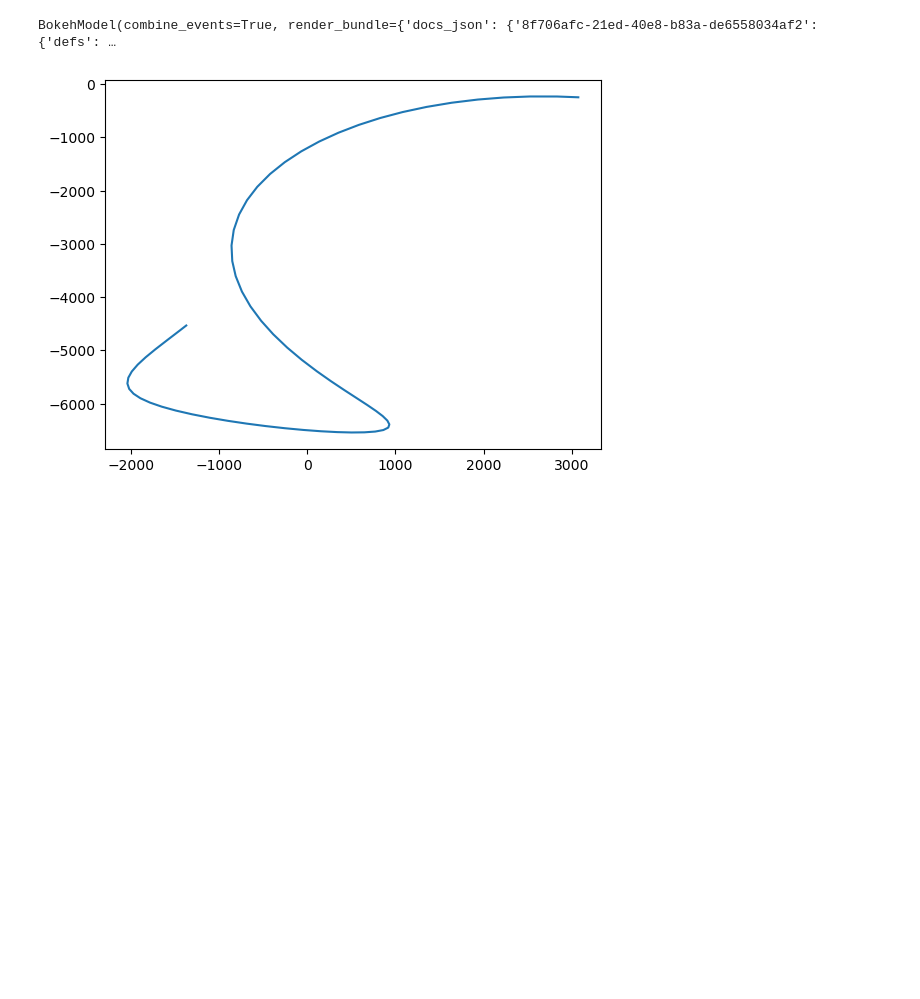
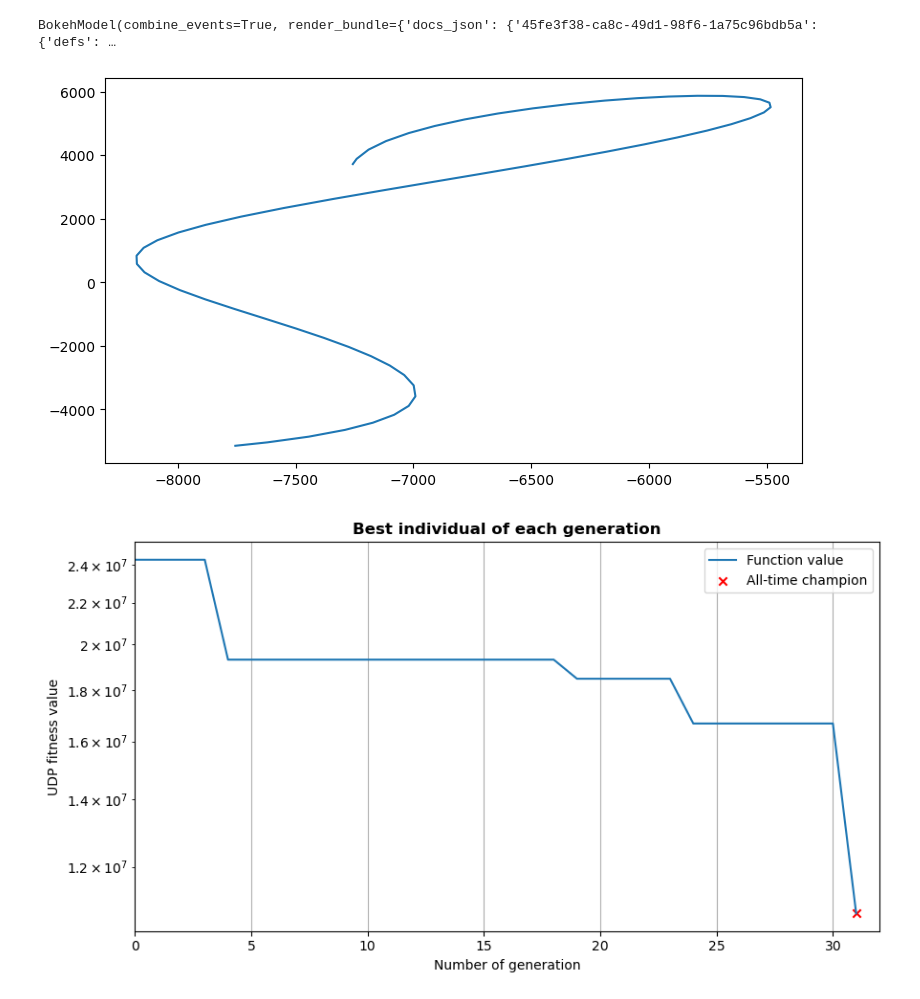
Before and after one commit to rasmusmarak/TOSS, a Jupyter notebook: toss/traj_opt.ipynb, the cells around one changed output. Saved outputs shown, nothing was run; the diff lists cells and outputs as text; code cells hidden in the pictures; blank space fills up the shorter version.

Commit message:
Added fitness-over-generation plot.

```diff
--- a/toss/traj_opt.ipynb
+++ b/toss/traj_opt.ipynb
@@ -132,13 +133,26 @@ def run():
     # Setup optimization algorithm
     print("Setting up the optimization algorithm...")
     assert population_size >= 7
-    algo = pg.algorithm(pg.sade(gen = number_of_generations))
+
+    # Create Differential Evolution object by passing the number of generations as input
+    de_algo = pg.sade(gen = 1)
+
+    # Create pygmo algorithm object
+    algo = pg.algorithm(de_algo)
+
+    # Create population
     pop = pg.population(prob = prob, size = population_size)
 
-    # Run optimization
-    print("Initializing the optimization:")
-    algo.set_verbosity(1)
-    pop = algo.evolve(pop)
+    # Initialize empty containers
+    individuals_list = []
+    fitness_list = []
+
+    # Evolve population multiple times
+    for i in range(number_of_generations):
+        pop = algo.evolve(pop)
+        individuals_list.append(pop.get_x()[pop.best_idx()])
+        fitness_list.append(pop.get_f()[pop.best_idx()])
+        print("Generation: ", i+1, " "*10, "Best: ", fitness_list[len(fitness_list)-1])
 
     # Logs for output
     print("Champion fitness value: ", pop.champion_f)
@@ -151,16 +165,35 @@ def run():
     r, v = pk.par2ic(E=x, mu=args.body.mu)
     x_cartesian = np.array(r+v)
 
-    # Setup Equations of motion
-    #eq_of_motion = EquationsOfMotion(args)
-
     # Re-compute optimized trajectory
     trajectory_info, _, _  = trajectory_tools.compute_trajectory(x_cartesian, args, equations_of_motion.compute_motion)
 
-    # Plot optimized trajectory
+
+
+    ######### Plotting results #########
+    # Plot optimized trajectory around mesh
     trajectory_tools.plot_trajectory(trajectory_info[0:3,:], args.mesh.body)
 
-    plt.plot(trajectory_info[0,:],trajectory_info[1,:])
+    # Plot x vs y axis trajectory
+    figure1, ax1 = plt.subplots(figsize=(9, 5))
+    ax1.plot(trajectory_info[0,:],trajectory_info[1,:])
+    plt.show()
+
+    # Plot fitness over generations
+    figure2, ax2 = plt.subplots(figsize=(9, 5))
+    ax2.plot(np.arange(0, number_of_generations), fitness_list, label='Function value')
+    champion_n = np.argmin(np.array(fitness_list))
+    ax2.scatter(champion_n, np.min(fitness_list), marker='x', color='r', label='All-time champion')
+    ax2.set_xlim((0, number_of_generations))
+    ax2.grid('major')
+    ax2.set_title('Best individual of each generation', fontweight='bold')
+    ax2.set_xlabel('Number of generation')
+    ax2.set_ylabel(r'UDP fitness value')
+    ax2.legend(loc='upper right')
+    ax2.set_yscale('log')
+    plt.tight_layout()
+    plt.show()
+
 
 def main():
     run()
@@ -197,2 +230,3 @@ Champion chromosome:  [1.38639832e+04 4.40727519e-01 1.69607226e+00 4.19292912e+
-BokehModel(combine_events=True, render_bundle={'docs_json': {'8f706afc-21ed-40e8-b83a-de6558034af2': {'defs': …
+BokehModel(combine_events=True, render_bundle={'docs_json': {'45fe3f38-ca8c-49d1-98f6-1a75c96bdb5a': {'defs': …
-[figure, old version]
+[figure, new version]
+[figure, added]
```
Also changed, not shown: parts of 3 cells of this notebook.
